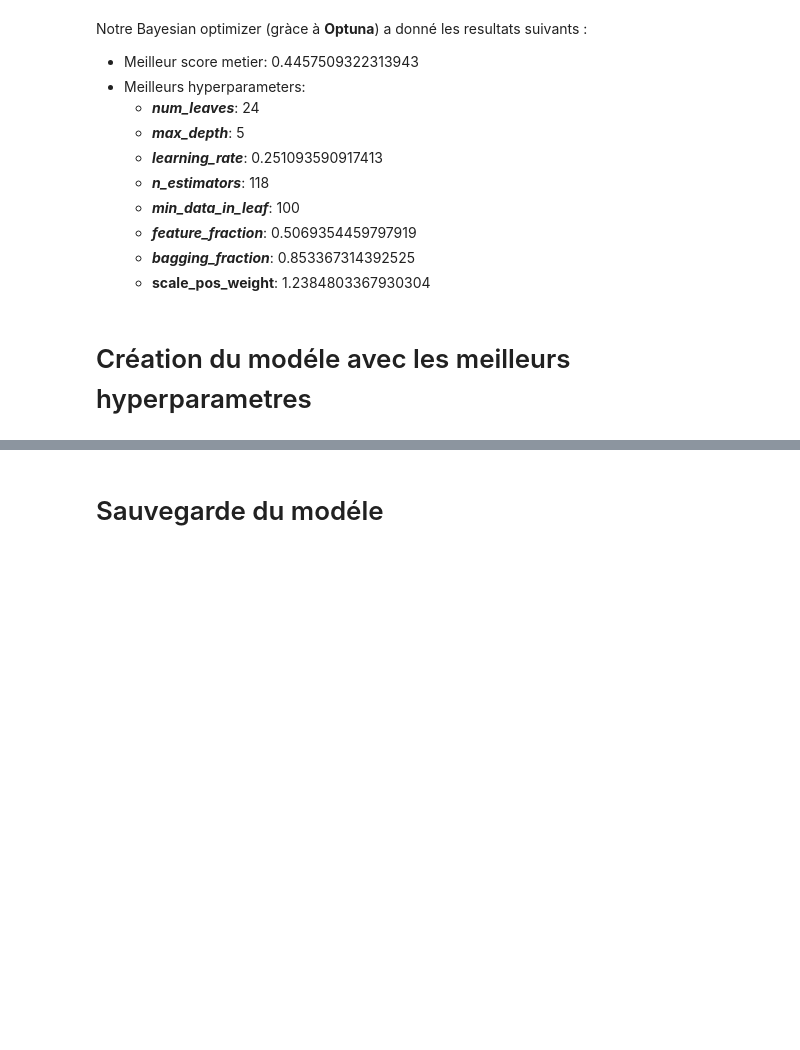
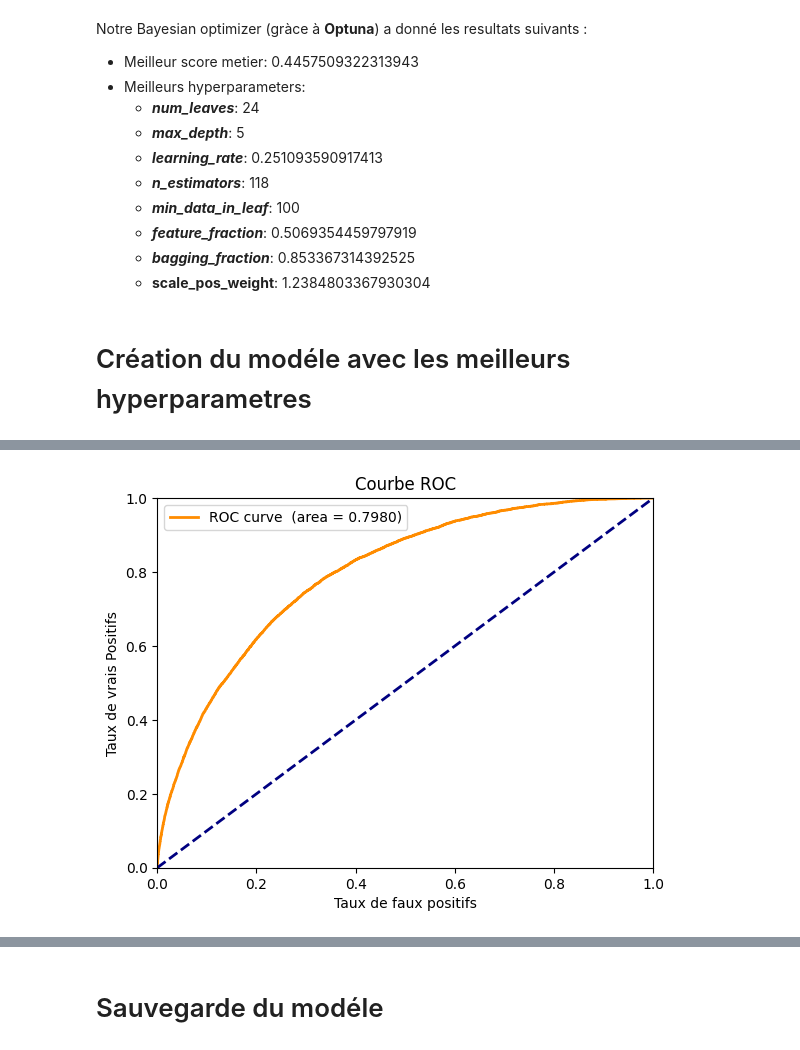
Before and after one commit to amadousysada/scoring-model, a Jupyter notebook: 03_modelisation.ipynb, the cells around one changed output, grey strips where cells are left out. Cells and saved outputs as stored; diff of their text form; code cells hidden in the pictures; blank space fills up the shorter version.

```diff
--- a/03_modelisation.ipynb
+++ b/03_modelisation.ipynb
@@ -956,20 +1001,15 @@ Notre Bayesian optimizer (gràce à **Optuna**) a donné les resultats suivants
 # Création du modéle avec les meilleurs hyperparametres
 # %%
 %%time
-lgbm_paramse = {
-    'num_leaves': 117,
+
+lgbm_params = {
+    'num_leaves': 100,
     'max_depth': 5,
-    'learning_rate': 0.24933897855852932,
+    'learning_rate': 0.24142010872699965,
     'n_estimators': 118,
-    'min_data_in_leaf': 64,
-    'scale_pos_weight': 2.8456095790043845
+    'min_data_in_leaf': 92,
+    'scale_pos_weight': 10.625861338350505
 }
-
-lgbm_params3 = {'num_leaves': 100, 'max_depth': 5, 'learning_rate': 0.23175643770035015, 'n_estimators': 120, 'min_data_in_leaf': 83, 'scale_pos_weight': 6.8457865363054}
-
-lgbm_params = {'num_leaves': 34, 'max_depth': 5, 'learning_rate': 0.2357594942167567, 'n_estimators': 115, 'min_data_in_leaf': 90, 'scale_pos_weight': 1.1552794697508224}
-
-lgbm_params = {'num_leaves': 53, 'max_depth': 5, 'learning_rate': 0.23633681163831163, 'n_estimators': 119, 'min_data_in_leaf': 88, 'scale_pos_weight': 3.6939763969235964}
 
 
 # Définir le pipeline final
@@ -984,11 +1024,3 @@ cv = StratifiedKFold(n_splits=4, shuffle=True, random_state=42)
 cv_scores = cross_val_score(final_pipeline, X_train, y, cv=cv, scoring=business_scorer)
 print("Meilleur Score de la validation croisée :", np.max(cv_scores))
 print("Score moyen en validation croisée :", np.mean(cv_scores))
-
-# Entraînement final sur l'ensemble d'entraînement complet
-final_pipeline.fit(X_train, y)
-
-# Évaluation sur l'ensemble de validation
-y_preds_proba = final_pipeline.predict_proba(X_valid)[:, 1]
-final_score, threshold = business_cost(y_valid, y_preds_proba, threshold_return=True)
-print(f"Score métier sur l'ensemble de validation :{final_score} avec le seuil optimal de: {threshold}")
@@ -1001,5 +1080,10 @@ Le meilleur seuil est de 0.69 avec un score metier de 0.28
 # %%
+ax = plt.gca()
+
+y_preds_proba = final_pipeline.predict_proba(X_valid)[:, 1]
 fpr, tpr, _ = roc_curve(y_valid, y_preds_proba)
 roc_auc = auc(fpr, tpr)
-show_roc_curve(fpr=fpr, tpr=tpr, auc_score=roc_auc, ax=plt.gca())
+show_roc_curve(fpr=fpr, tpr=tpr, auc_score=roc_auc, ax=ax)
+# %% [output]
+[figure, added]
 # %%
```
Also changed, not shown: parts of 23 cells of this notebook.
